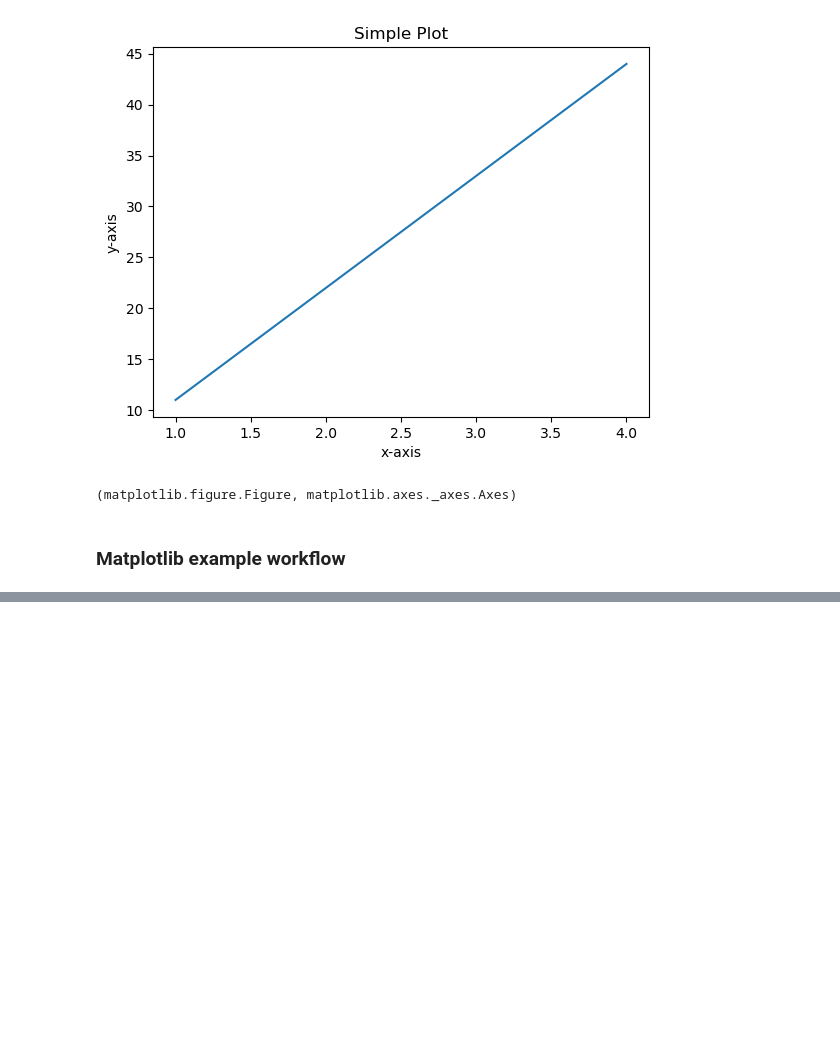
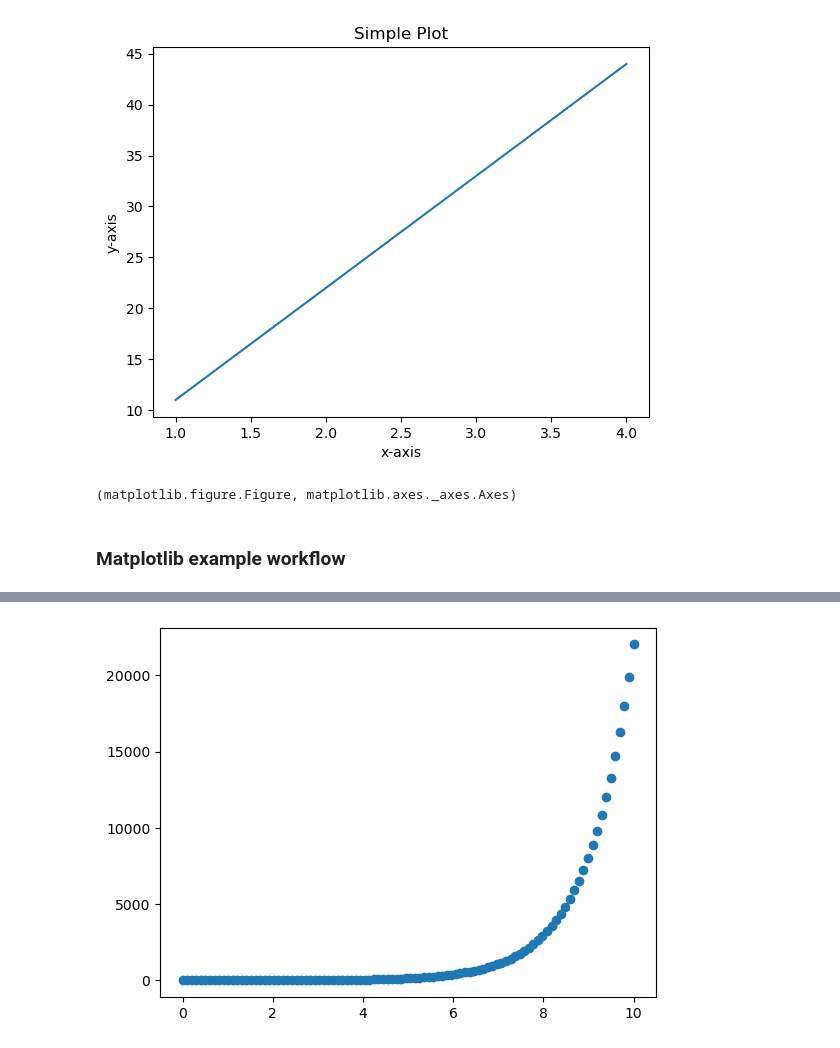
Before and after one commit to junaidknows/ml-study-projects, a Jupyter notebook: Introduction to Matplotlib.ipynb, the cells around one changed output, grey strips where cells are left out. Cells and saved outputs as stored; diff of their text form; code cells hidden in the pictures; blank space fills up the shorter version.

```diff
--- a/Introduction to Matplotlib.ipynb
+++ b/Introduction to Matplotlib.ipynb
@@ -97,0 +123,7 @@ fig.savefig("sample-plot1.png")
+# %%
+#Use the same data to make a scatter
+fig, ax = plt.subplots()
+ax.scatter(x, np.exp(x)) # np.exp(x) is the exponential of x
+plt.show()
+# %% [output]
+[figure, added]
```
Also changed, not shown: parts of 6 cells of this notebook.
